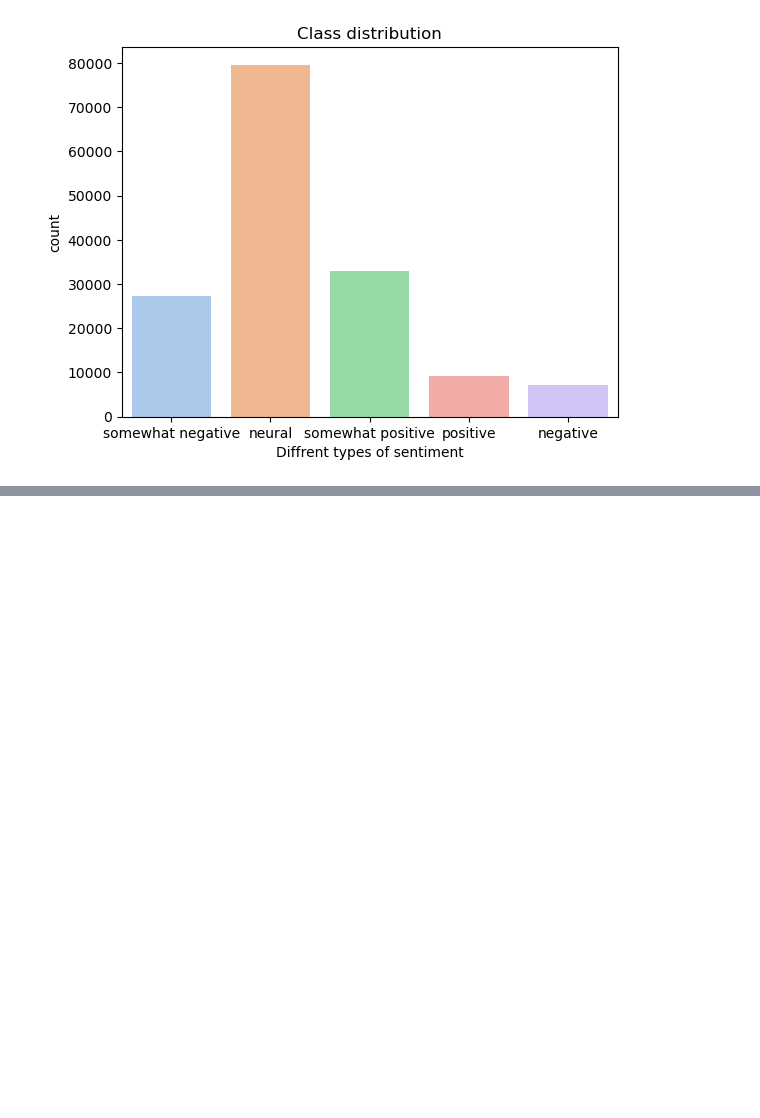
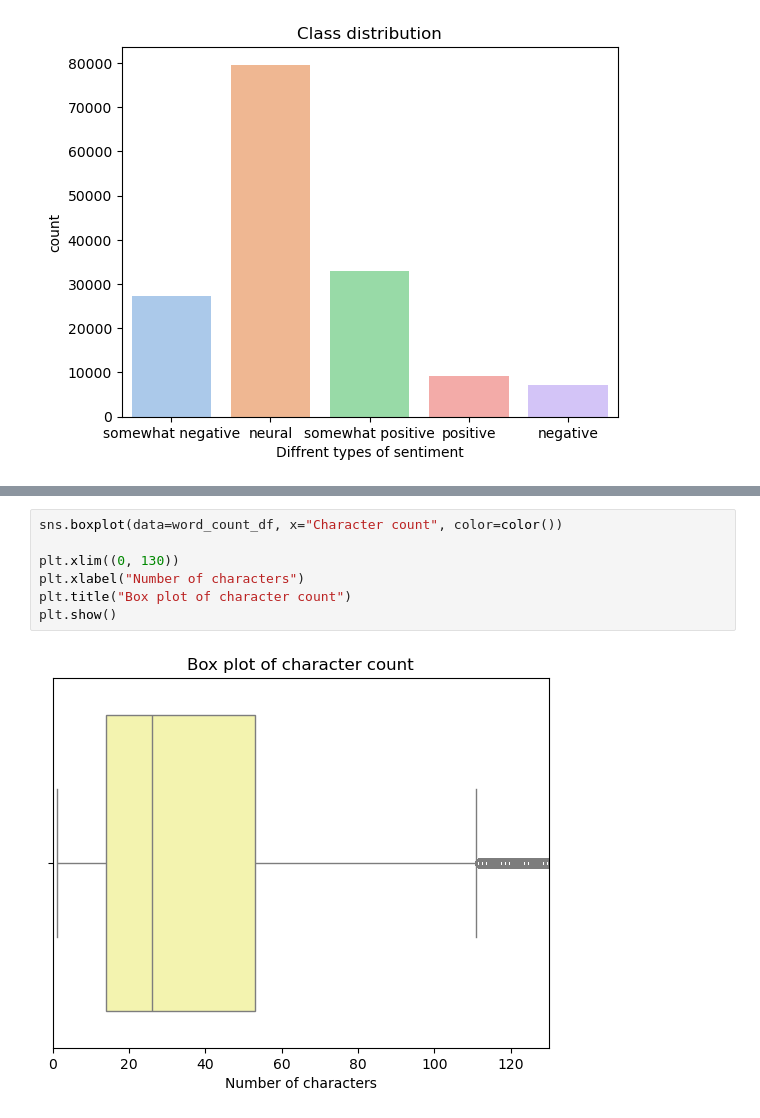
Before and after one commit to trungdung1711/sentiment-analysis-on-movie-reviews, a Jupyter notebook: notebooks/2_data_exploration.ipynb, the cells around one changed output, grey strips where cells are left out. Drawn from its saved outputs; the diff is of its cells as text; blank space fills up the shorter version.

```diff
--- a/notebooks/2_data_exploration.ipynb
+++ b/notebooks/2_data_exploration.ipynb
@@ -115,0 +194,9 @@ plt.show()
+# %%
+sns.boxplot(data=word_count_df, x="Character count", color=color())
+
+plt.xlim((0, 130))
+plt.xlabel("Number of characters")
+plt.title("Box plot of character count")
+plt.show()
+# %% [output]
+[figure, added]
```
Also changed, not shown: parts of 23 cells of this notebook.
